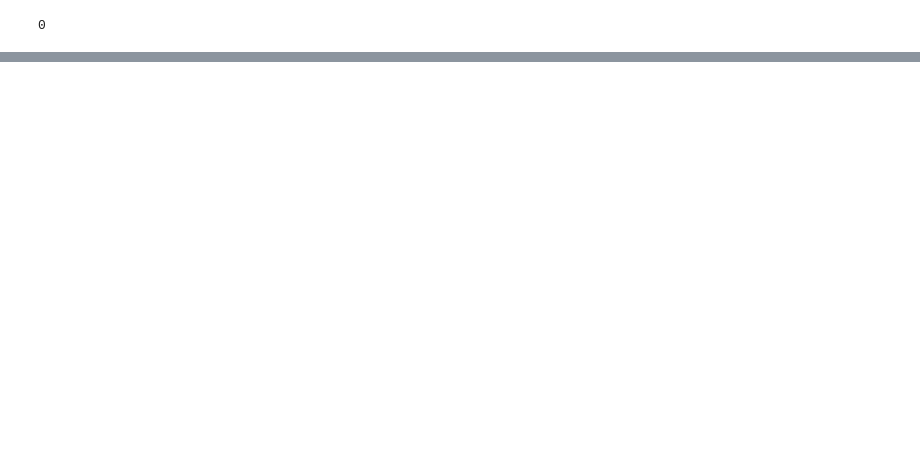
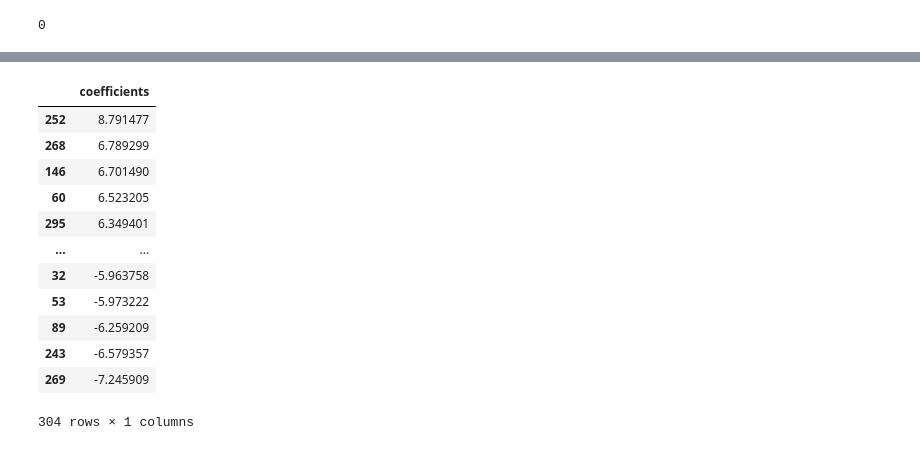
Before and after one commit to polly1110/Fake-Job-Detection, a Jupyter notebook: Neural_network_and_Modeling.ipynb, the cells around one changed output, grey strips where cells are left out. Cells and saved outputs as stored; diff of their text form; code cells hidden in the pictures; blank space fills up the shorter version.

```diff
--- a/Neural_network_and_Modeling.ipynb
+++ b/Neural_network_and_Modeling.ipynb
@@ -410,0 +411,3 @@ True
+# %%
+X_num_stem_df=X_rem_stem_r[numerical].reset_index(drop=True)
+X_num_stem_df
@@ -568,0 +479,2 @@ Name: fraudulent, dtype: int64
+# %%
+X_test_word2vec_text = np.array([sentence2vec(x) for x in tqdm(X_test_stem_r['text'])])
@@ -568,0 +493,2 @@ Name: fraudulent, dtype: int64
+# %%
+X_test_num_stem_df=X_test_stem_r[numerical].reset_index(drop=True)
@@ -568,0 +691,25 @@ Name: fraudulent, dtype: int64
+# %%
+log_reg=LogisticRegression()
+log_reg.fit(X_rem_wv_smote,y_rem_smote)
+log_reg.predict(X_test_wv_df)
+coefficients=log_reg.coef_[0]
+# %%
+cof = pd.DataFrame(
+    {"coefficients": coefficients},
+    index=X_test_wv_df.columns
+).sort_values("coefficients", ascending=False)
+cof
+# %% [output]
+|  | coefficients |
+| 252 | 8.791477 |
+| 268 | 6.789299 |
+| 146 | 6.701490 |
+| 60 | 6.523205 |
+| 295 | 6.349401 |
+| ... | ... |
+| 32 | -5.963758 |
+| 53 | -5.973222 |
+| 89 | -6.259209 |
+| 243 | -6.579357 |
+| 269 | -7.245909 |
+304 rows × 1 columns
```
Also changed, not shown: parts of 95 cells of this notebook.
